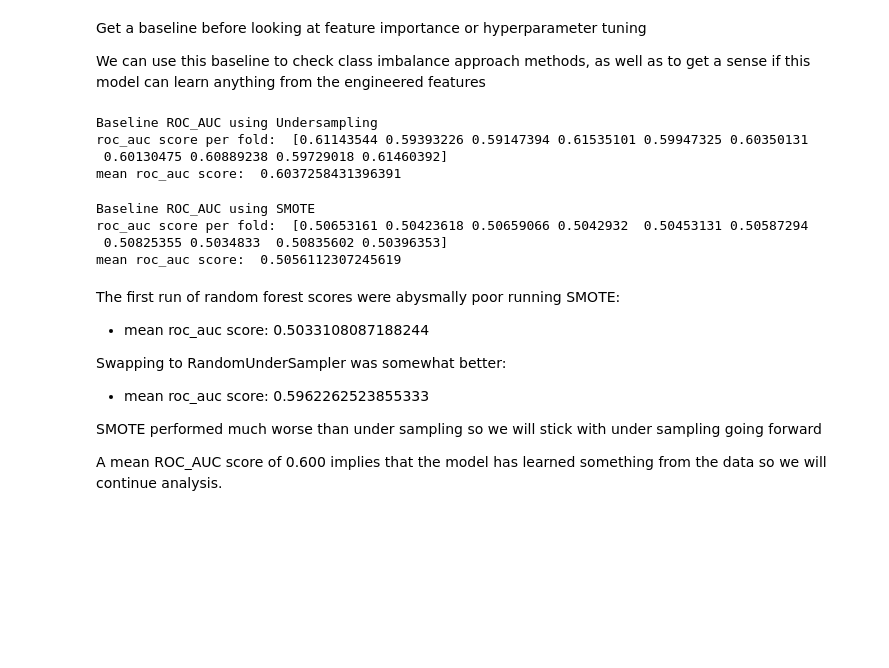
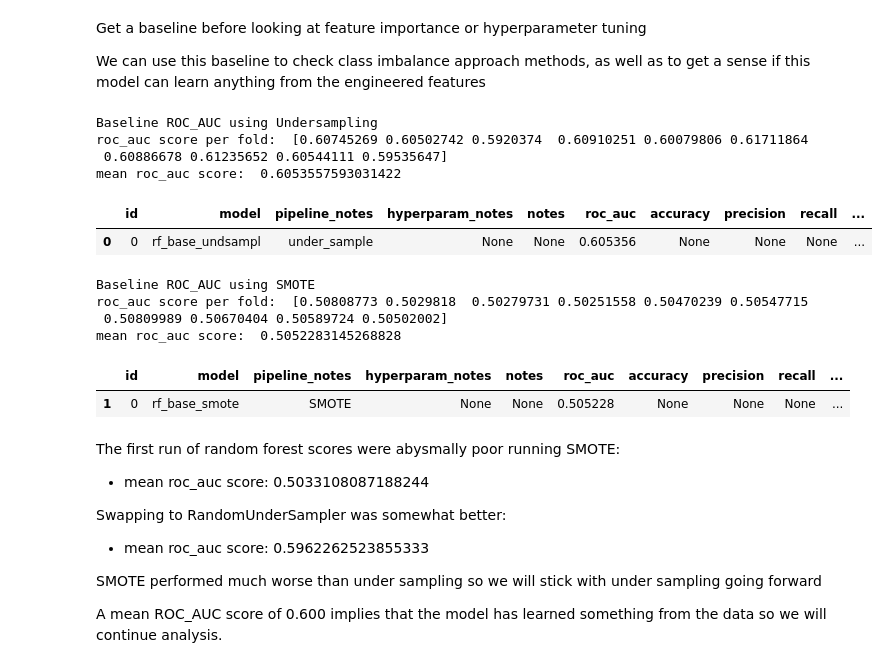
Before and after one commit to meaton96/Eaton_633_Project, a Jupyter notebook: notebooks/02_Random_Forest.ipynb, the cells around one changed output. Cells and saved outputs as stored; diff of their text form; code cells hidden in the pictures; blank space fills up the shorter version.

Commit message:
RF models run and log

```diff
--- a/notebooks/02_Random_Forest.ipynb
+++ b/notebooks/02_Random_Forest.ipynb
@@ -27,3 +27,6 @@ from src import metrics_db
 METRICS_DIR = Path(DATA_DIR) / 'metrics'
 
 metrics_db.create_table(METRICS_DIR)
+
+METRICS_DB_ID = 0 # update this to not overwrite previous metrics for these models
+METRIC_NOTES = "None" # global metric notes for this run
@@ -95,39 +96,42 @@ cv = make_cv()
 def get_baseline(sampling_tech) -> float:
     rf = RandomForestClassifier(random_state=42)
 
     pipe = Pipeline([
         ('under_sample', sampling_tech),
         ('model', rf)
     ])
 
     scores = cross_val_score(
         pipe,
         X_train,
         y_train,
         cv = cv,
         scoring=make_scorer(roc_auc_score)
         )
 
     print('roc_auc score per fold: ', scores)
     print('mean roc_auc score: ', scores.mean())
     return scores.mean()
 
 
 print('Baseline ROC_AUC using Undersampling')
 
 roc_auc_m = get_baseline(RandomUnderSampler(random_state=42))
 
-
-log_metric(
-    model='rf_base_us',
+metrics_db.log_metric(
+    metric_id=METRICS_DB_ID,
+    model='rf_base_undsampl',
     pipeline_notes='under_sample',
+    notes=METRIC_NOTES,
     roc_auc=roc_auc_m
 )
 # %% [output]
 Baseline ROC_AUC using Undersampling
-roc_auc score per fold:  [0.61143544 0.59393226 0.59147394 0.61535101 0.59947325 0.60350131
- 0.60130475 0.60889238 0.59729018 0.61460392]
-mean roc_auc score:  0.6037258431396391
+roc_auc score per fold:  [0.60745269 0.60502742 0.5920374  0.60910251 0.60079806 0.61711864
+ 0.60886678 0.61235652 0.60544111 0.59535647]
+mean roc_auc score:  0.6053557593031422
+|  | id | model | pipeline_notes | hyperparam_notes | notes | roc_auc | accuracy | precision | recall | ... |
+| 0 | 0 | rf_base_undsampl | under_sample | None | None | 0.605356 | None | None | None | ... |
 # %%
 from imblearn.over_sampling import SMOTE
 
@@ -135,16 +139,22 @@ print('Baseline ROC_AUC using SMOTE')
 
 roc_auc_m = get_baseline(SMOTE(random_state=42))
 
-log_metric(
+
+
+metrics_db.log_metric(
+    metric_id=METRICS_DB_ID,
     model='rf_base_smote',
     pipeline_notes='SMOTE',
+    notes=METRIC_NOTES,
     roc_auc=roc_auc_m
 )
 # %% [output]
 Baseline ROC_AUC using SMOTE
-roc_auc score per fold:  [0.50653161 0.50423618 0.50659066 0.5042932  0.50453131 0.50587294
- 0.50825355 0.5034833  0.50835602 0.50396353]
-mean roc_auc score:  0.5056112307245619
+roc_auc score per fold:  [0.50808773 0.5029818  0.50279731 0.50251558 0.50470239 0.50547715
+ 0.50809989 0.50670404 0.50589724 0.50502002]
+mean roc_auc score:  0.5052283145268828
+|  | id | model | pipeline_notes | hyperparam_notes | notes | roc_auc | accuracy | precision | recall | ... |
+| 1 | 0 | rf_base_smote | SMOTE | None | None | 0.505228 | None | None | None | ... |
 # %% [markdown]
 The first run of random forest scores were abysmally poor running SMOTE:
  - mean roc_auc score:  0.5033108087188244
```
Also changed, not shown: parts of 10 cells of this notebook, 2 other files.
